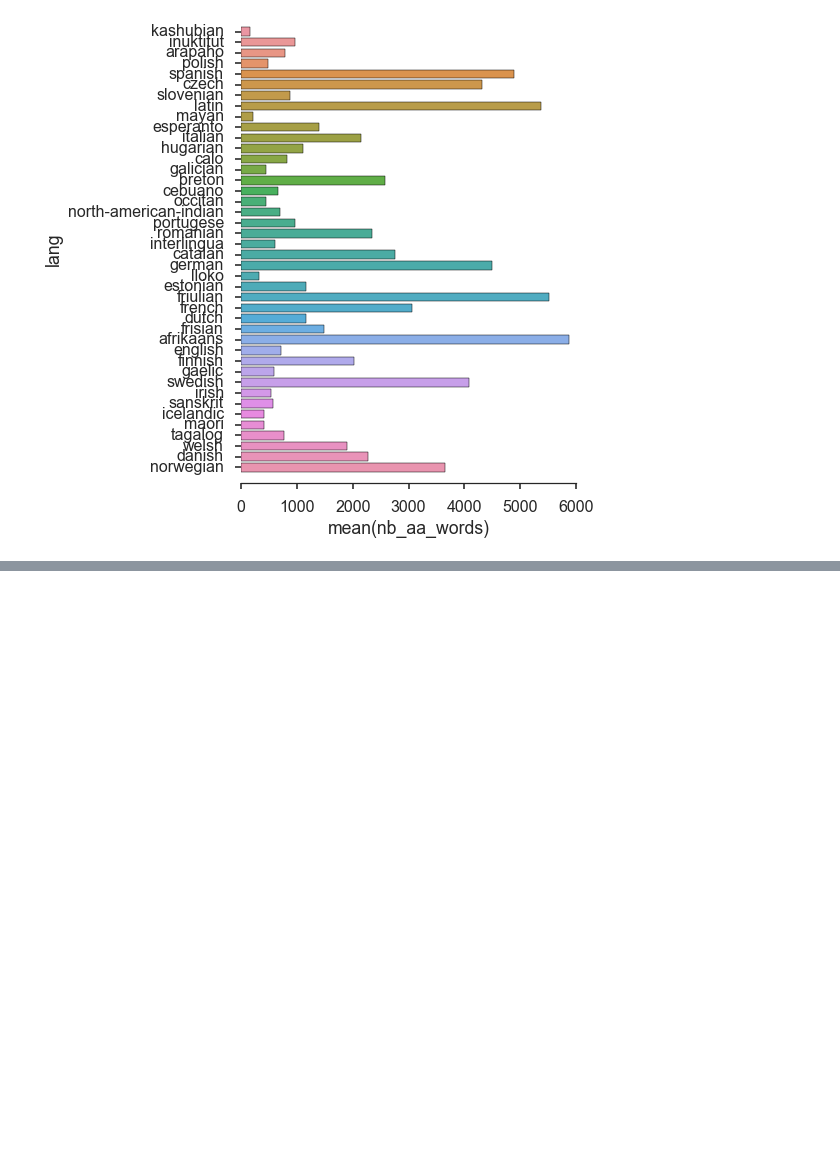
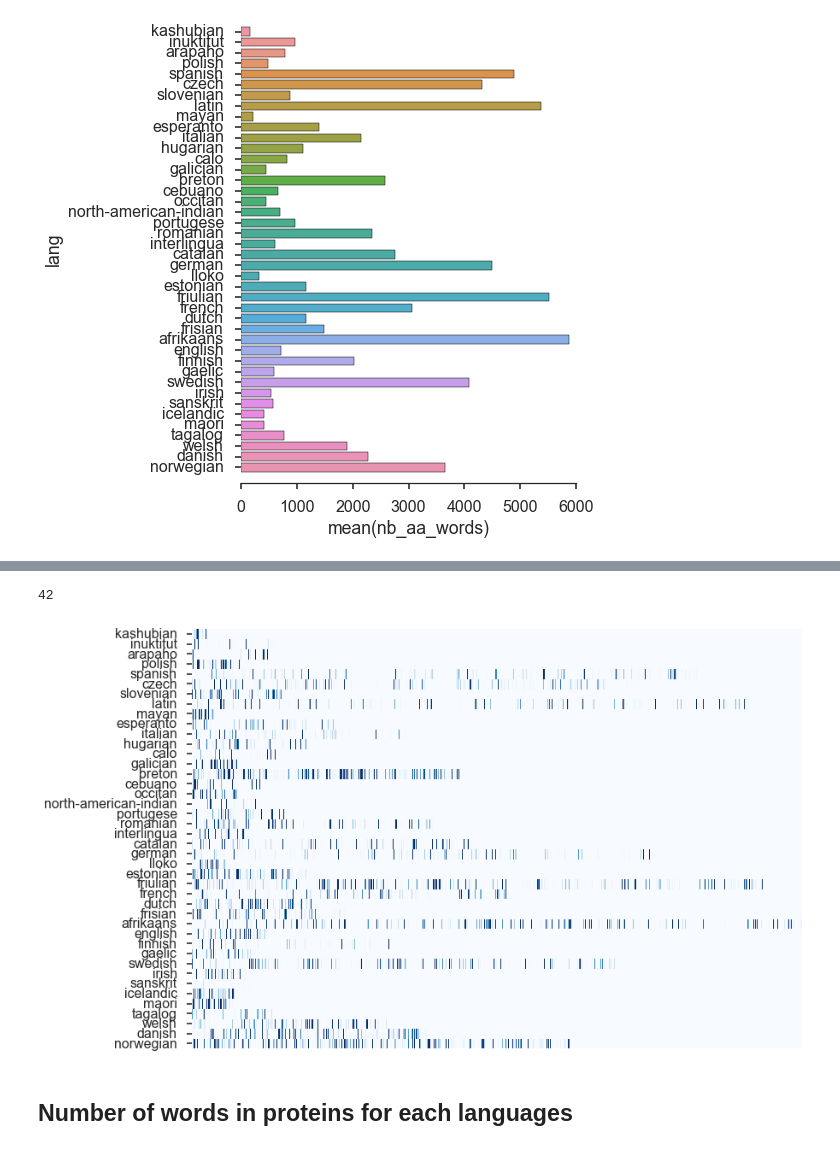
Before and after one commit to mgirardot/DataScienceChallenges, a Jupyter notebook: DataScienceChallenge5/analyse words made of amino acids.ipynb, the cells around one changed output, grey strips where cells are left out. Cells and saved outputs as stored; diff of their text form; code cells hidden in the pictures; blank space fills up the shorter version.

```diff
--- a/DataScienceChallenge5/analyse words made of amino acids.ipynb
+++ b/DataScienceChallenge5/analyse words made of amino acids.ipynb
@@ -121,0 +147,6 @@ for k,v in data.items():
+# %%
+#create a zero numpy array of shape max(dict length) vs. language
+max_dict_len = 0
+for k,v in aa_word_data.iteritems():
+    if len(v)>max_dict_len:
+        max_dict_len = len(v)
@@ -121,0 +157,10 @@ for k,v in data.items():
+# %%
+len(languages)
+# %% [output]
+42
+# %%
+aa_words_matrix = np.zeros((len(languages),max_dict_len), dtype=int)
+# %%
+for i,langue in enumerate(languages):
+    for j,word in enumerate(aa_word_data[langue]):
+        aa_words_matrix[i,j] = np.sum([word in x for x in fastaList])
@@ -121,0 +169,9 @@ for k,v in data.items():
+# %%
+words_df = pd.DataFrame(aa_words_matrix, index=languages)
+# %%
+sns.heatmap(words_df, square=False, xticklabels=False, robust=True, cbar=False, cmap="Blues")
+plt.show()
+# %% [output]
+[figure, added]
+# %% [markdown]
+## Number of words in proteins for each languages
```
Also changed, not shown: parts of 21 cells of this notebook, 1 other file.
